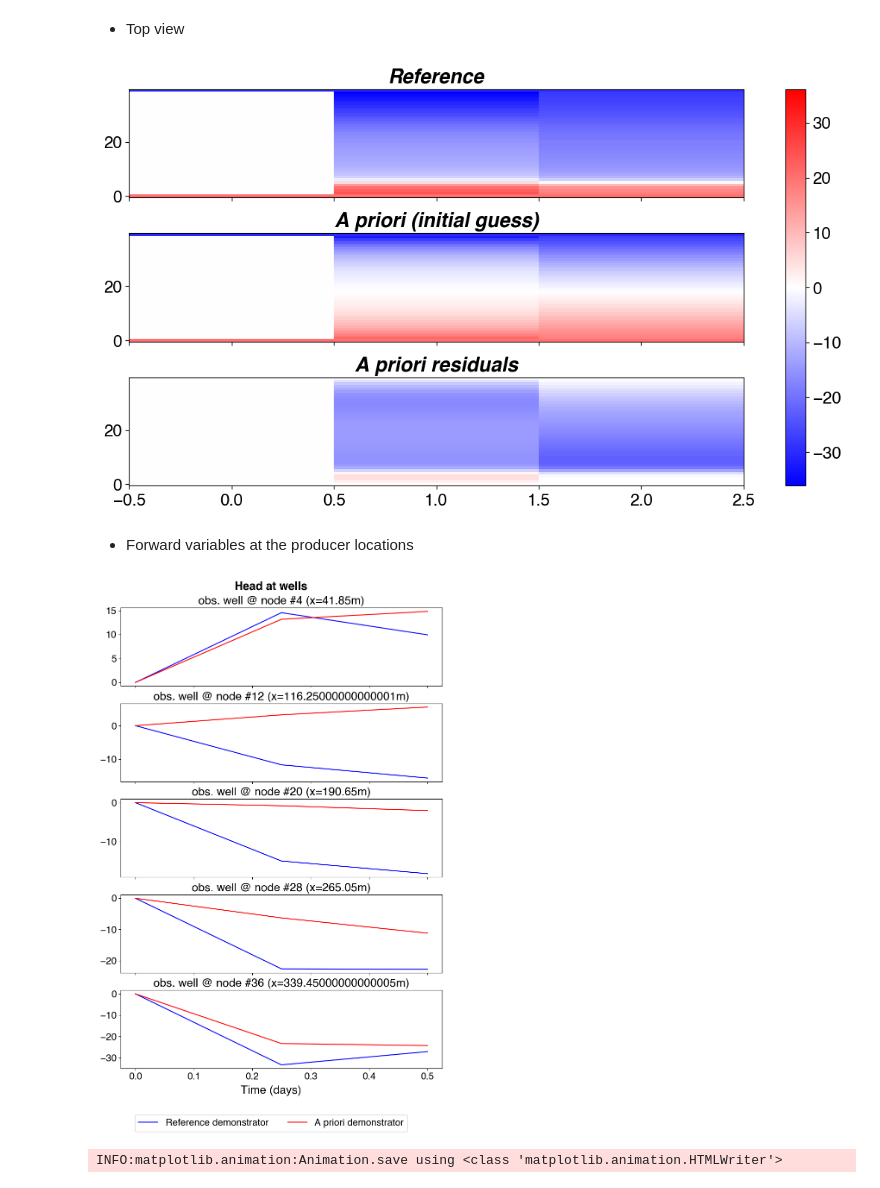
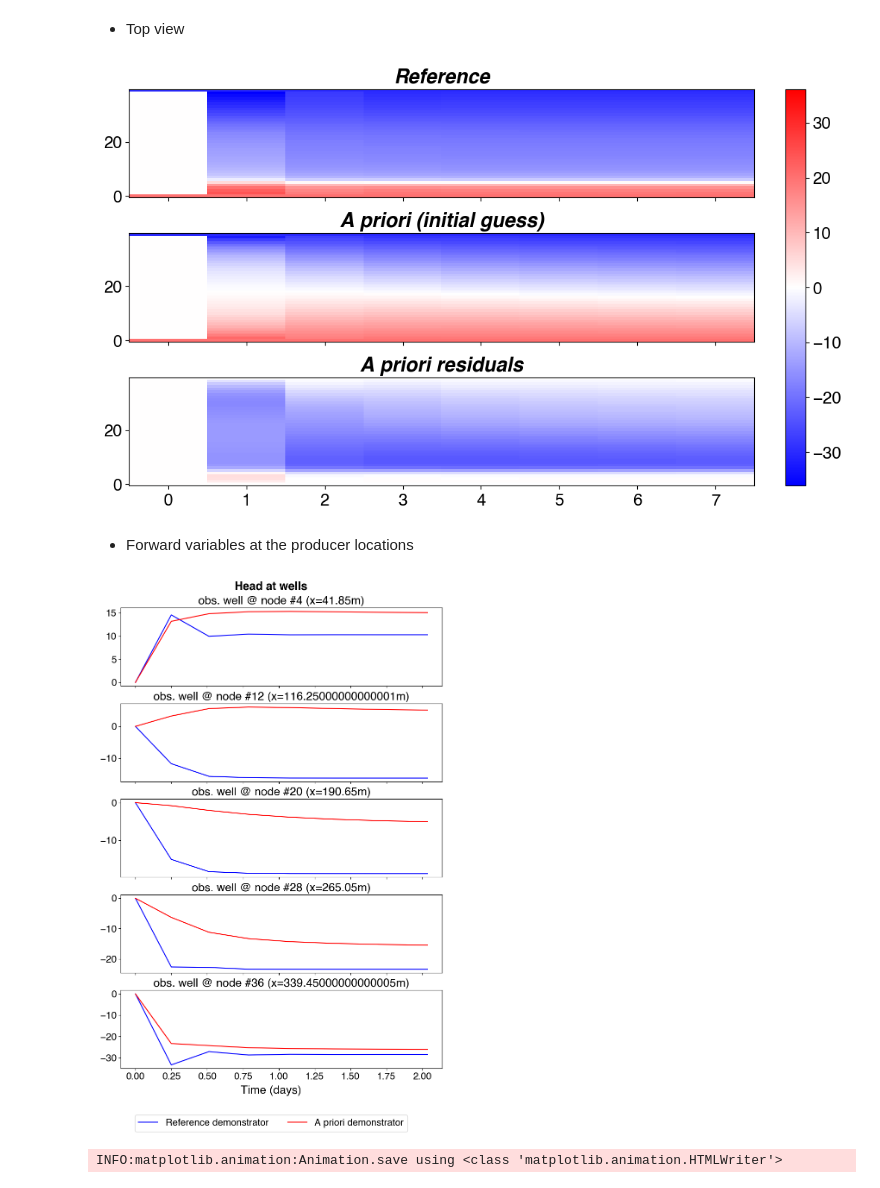
Before and after one commit to antoinecollet5/pyrtid, a Jupyter notebook: examples/adjoint/1d/diff_adv_inv_perm_from_heads_sf_transient.ipynb, the cells around one changed output. Saved outputs shown, nothing was run; the diff lists cells and outputs as text; code cells hidden in the pictures.

```diff
--- a/examples/adjoint/1d/diff_adv_inv_perm_from_heads_sf_transient.ipynb
+++ b/examples/adjoint/1d/diff_adv_inv_perm_from_heads_sf_transient.ipynb
@@ -97,7 +97,7 @@ dx = 9.3  # voxel dimension along the x axis
 dy = 8.45  # voxel dimension along the y axis
 
 # Time parameters
-duration_in_d = 0.5  # duration in days
+duration_in_d = 2.0  # duration in days
 duration_in_s = duration_in_d * 3600 * 24
 dt_init = 3600 * 6  # timestep in seconds
 dt_max = dt_init * 2
@@ -231,18 +227,16 @@ base_model = dmfwd.ForwardModel(geometry, time_params, fl_params)
 # %%
 # Boundary conditions
 base_model.add_boundary_conditions(dmfwd.ConstantHead(span=(slice(0, 1), slice(None))))
-base_model.fl_model.head[0, :, :] = cst_head_left
+base_model.fl_model.lhead[0][0, :] = cst_head_left
 base_model.add_boundary_conditions(
     dmfwd.ConstantHead(span=(slice(nx - 1, nx), slice(None)))
 )
-base_model.fl_model.head[-1, :, :] = cst_head_right
+base_model.fl_model.lhead[0][-1, :] = cst_head_right
 # %% [markdown]
 - Create the source terms for the pumping: one pumping test per day at -25 m3/h
 # %%
 day = 0
-prod_flw = -8.0 / 3600  # 8 m3/h
-
-nt_per_day = int(3600 * 24 / dt)
+prod_flw = -0.0 / 3600  # 8 m3/h
 
 # two successive pumping on days 1 and 2
 for loc in production_locations:
@@ -251,9 +245,9 @@ for loc in production_locations:
         "producer loc # {loc}",
         node_ids=np.array(indices_to_node_number(ix=loc, nx=nx)),
         # pumping on 1 day
-        times=np.array((np.arange(nt_per_day) + 1 + day * nt_per_day) * time_params.dt),
-        flowrates=np.array([prod_flw] * nt_per_day),
-        concentrations=np.array([0.0] * nt_per_day),
+        times=np.array([0.0]),
+        flowrates=np.array([prod_flw]),
+        concentrations=np.array([0.0]),
     )
     base_model.add_src_term(sink_term)
 
@@ -265,8 +259,8 @@ for i, loc in enumerate(injection_locations):
     source_term = dmfwd.SourceTerm(
         "injector loc # {loc}",
         node_ids=np.array(indices_to_node_number(ix=loc, nx=nx)),
-        times=np.array((np.arange(nt_per_day) + 1 + day * nt_per_day) * time_params.dt),
-        flowrates=np.array([-prod_flw] * nt_per_day),
-        concentrations=np.array([0.0] * nt_per_day),
+        times=np.array([0.0]),
+        flowrates=np.array([-prod_flw]),
+        concentrations=np.array([0.0]),
     )
     base_model.add_src_term(source_term)
@@ -331,7 +320,7 @@ fname = "head_ref_vs_estimate_map"
 for format in ["png", "pdf"]:
     plotter.fig.savefig(str(fig_save_path.joinpath(f"{fname}.{format}")), format=format)
 # %% [output]
-[figure, old version]
+[figure, new version]
 # %% [markdown]
 - Forward variables at the producer locations
 # %%
@@ -344,33 +333,33 @@ plotter = ngp.NestedGridPlotter(
             sharex=True,
         )
     },
 )
 
 for i, node_id in enumerate(sorted(production_locations + injection_locations)):
     ax = plotter.get_axis(f"ax{i + 1}-1")
     x = (node_id + 0.5) * dx
     obs_well_name = f"obs. well @ node #{node_id} (x={x}m)"
 
     ax.set_title(obs_well_name)
     ax.plot(
-        np.arange(nt + 1) * dt / 3600 / 24,
+        model_reference.time_params.times / 3600 / 24,
         model_reference.fl_model.head[node_id, 0, :],
         label="Reference demonstrator",
         c="b",
     )
     ax.plot(
-        np.arange(nt + 1) * dt / 3600 / 24,
+        model_estimate.time_params.times / 3600 / 24,
         model_estimate.fl_model.head[node_id, 0, :],
         label="A priori demonstrator",
         c="r",
     )
 
 plotter.fig.supxlabel("Time (days)")
 plotter.fig.suptitle("Head at wells", fontweight="bold")
 plotter.add_fig_legend(ncol=2, bbox_y_shift=0.0)
 
 fname = "head_ref_vs_estimate_at_obs_1D"
 for format in ["png", "pdf"]:
     plotter.fig.savefig(str(fig_save_path.joinpath(f"{fname}.{format}")), format=format)
 # %% [output]
-[figure, old version]
+[figure, new version]
```
Also changed, not shown: parts of 24 cells of this notebook, 14 other files.
